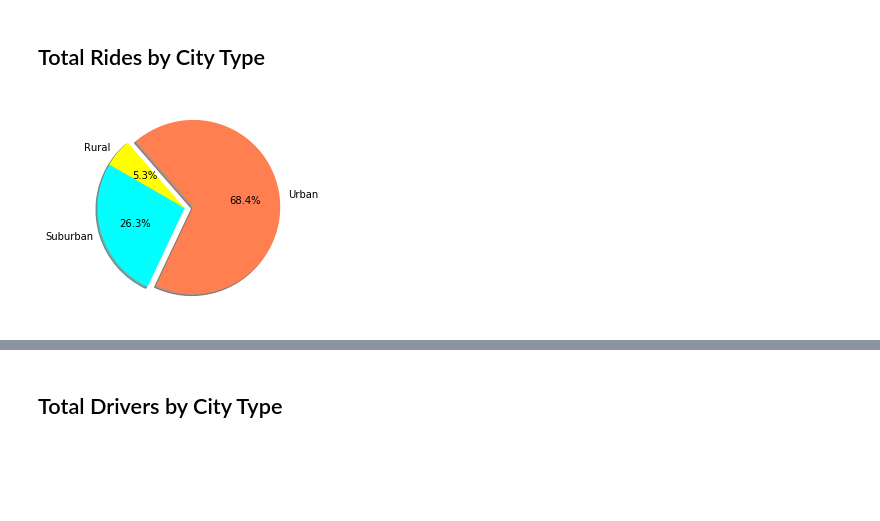
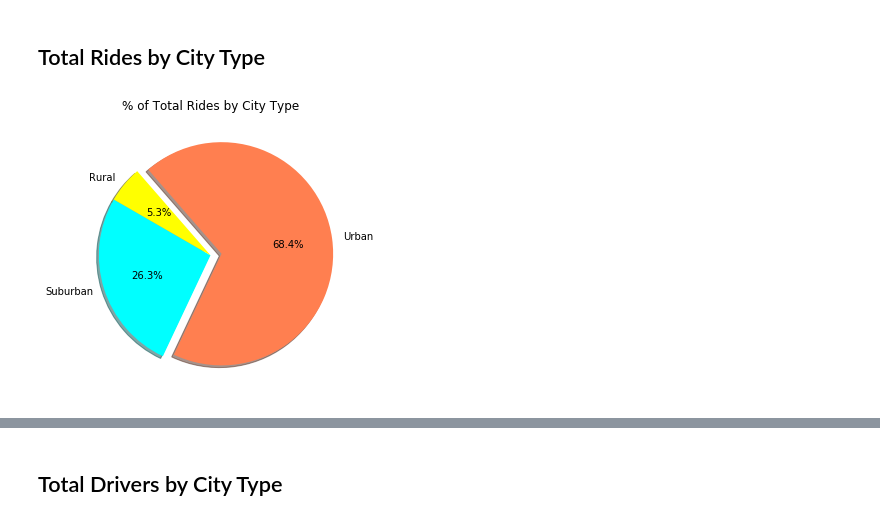
Before and after one commit to phamkdaniel/Pyber, a Jupyter notebook: pyber_starter.ipynb, the cells around one changed output, grey strips where cells are left out. Saved outputs shown, nothing was run; the diff lists cells and outputs as text; code cells hidden in the pictures; blank space fills up the shorter version.

```diff
--- a/pyber_starter.ipynb
+++ b/pyber_starter.ipynb
@@ -114,19 +120,25 @@ plt.show()
 # %%
 # Calculate Ride Percents
 total_ride_count = combined_data_df["ride_id"].count()
 suburban_ride_pct = suburban_data_df["ride_id"].count() / total_ride_count *100
 urban_ride_pct = urban_data_df["ride_id"].count() / total_ride_count *100
 rural_ride_pct = rural_data_df["ride_id"].count() / total_ride_count *100
 
 ride_pct_data = [suburban_ride_pct, urban_ride_pct, rural_ride_pct]
 
+
 # Build Pie Chart
+plt.figure(figsize=(5, 10))
 plt.pie(ride_pct_data, explode=expl, labels=pct_labels, colors=pct_colors,
        autopct="%.1f%%", shadow=True, startangle=150)
+plt.title("% of Total Rides by City Type")
+
 
 # Save Figure
+# plt.savefig("ride_by_city.png")
+
 
 # Show Figure
 plt.show()
 # %% [output]
-[figure, old version]
+[figure, new version]
```
Also changed, not shown: parts of 7 cells of this notebook.
